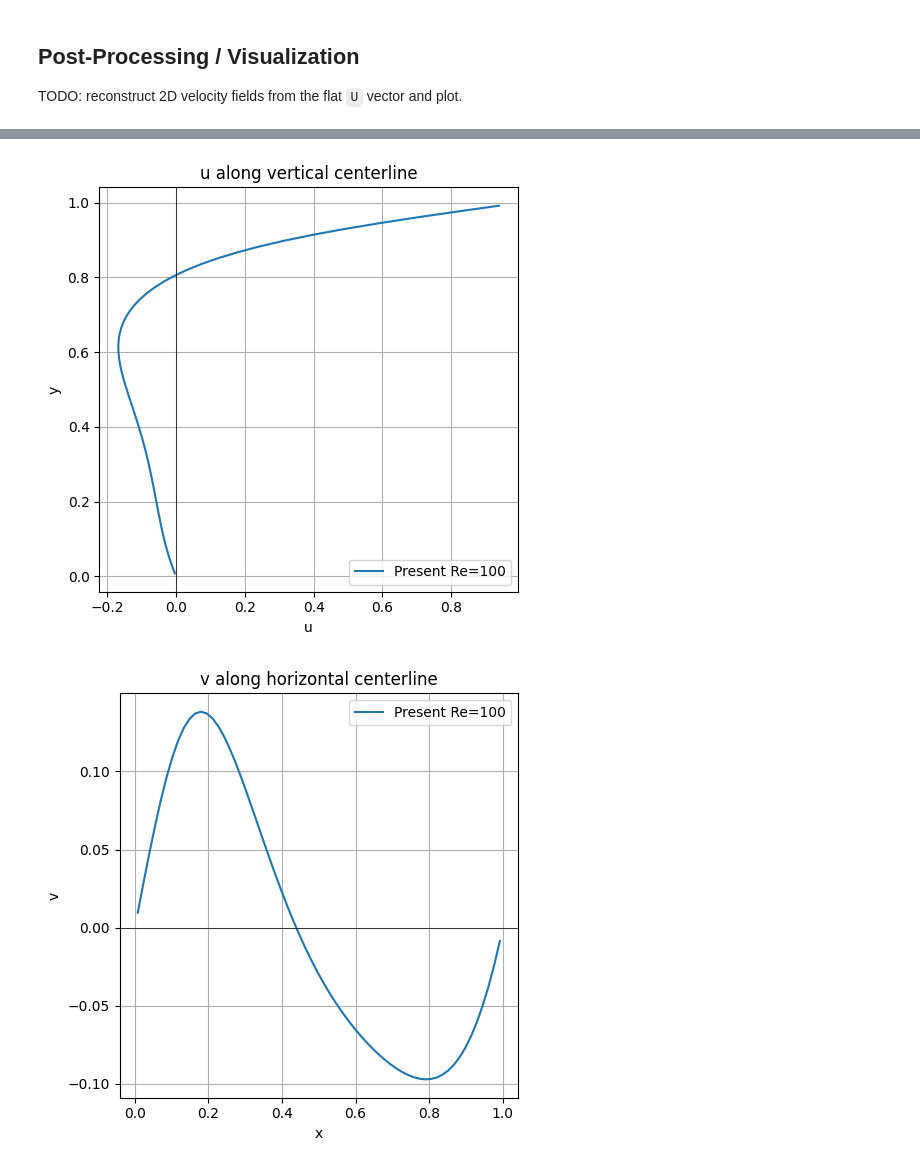
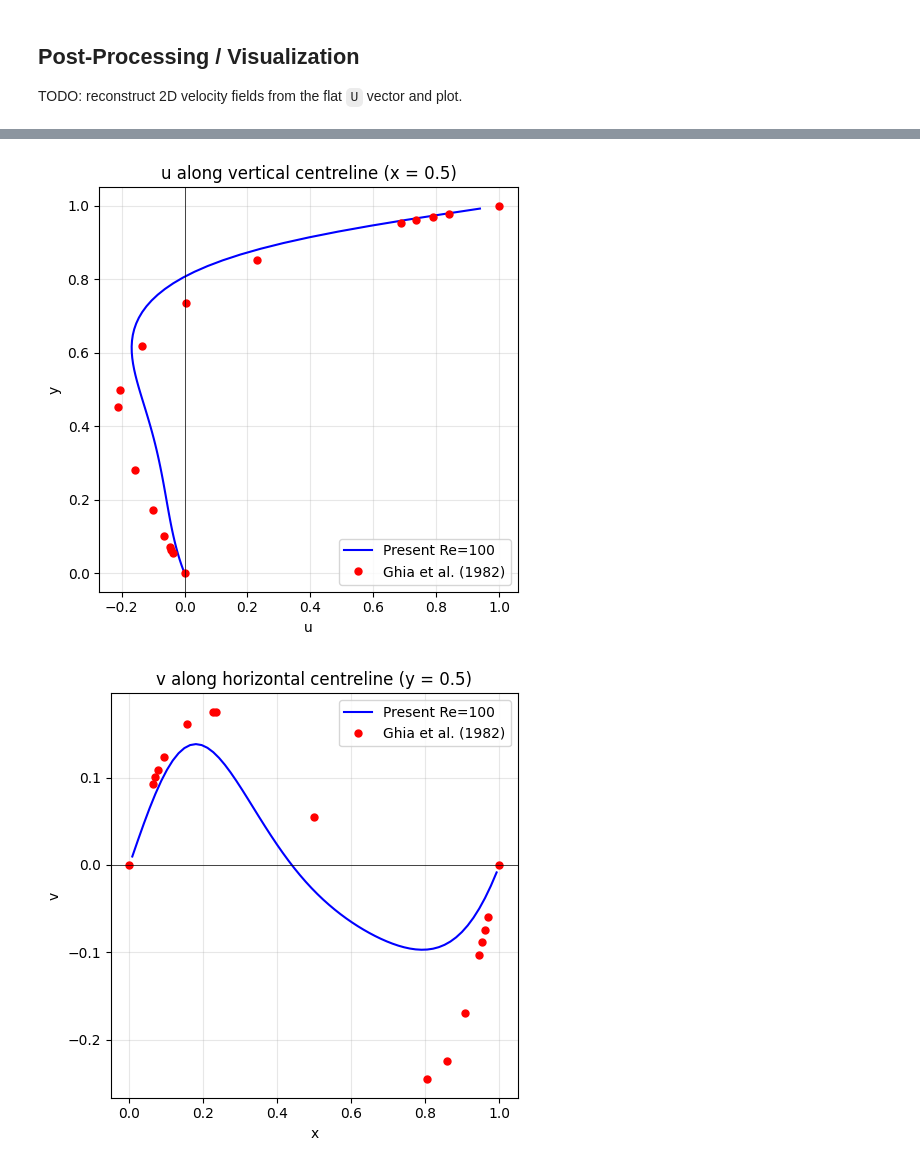
Before and after one commit to jadenmecham/ME-793-CFD, a Jupyter notebook: project_2/project_2.ipynb, the cells around one changed output, grey strips where cells are left out. Saved outputs shown, nothing was run; the diff lists cells and outputs as text; code cells hidden in the pictures.

```diff
--- a/project_2/project_2.ipynb
+++ b/project_2/project_2.ipynb
@@ -262,27 +269,29 @@ adv_prev = np.zeros(n_vel)   # N(U) at step n-1 for Adams-Bashforth startup
 
 while time < end_time:
     step += 1
-    time += dt   # BUG FIX: original MATLAB had 'time = time + 1' (should be + dt)
-    print(f"Time-stepping: step={step}, time={time:.4f}")
+    time += dt
 
-    adv0 = adv(U)       # N(U^n)
-    adv1 = adv_prev     # N(U^{n-1})
+    adv0 = adv(U)
+    adv1 = adv_prev
 
     # --- Step 1: intermediate velocity ---
     RHS_U = opt_S(U) + dt * (1.5 * adv0 - 0.5 * adv1) + dt * visc * bc_laplace()
     UF = cg_solve(opt_R, RHS_U, tol=1e-8)
 
-    # --- Step 2: pressure ---
+    # --- Step 2: pressure Poisson ---
+    # T = D·S·G is singular (null space = constant P); pin ip[0,0] to fix the constant.
     RHS_P = opt_D(UF) / dt + bc_div() / dt
+    RHS_P[ip[0, 0]] = 0.0
     P = cg_solve(opt_T, RHS_P, tol=1e-8)
 
     # --- Step 3: velocity correction ---
     U = UF - dt * opt_C(P)
 
-    adv_prev = adv0   # store for next step (Adams-Bashforth)
+    adv_prev = adv0
 
     if step % 100 == 0:
-        print(f"step={step:5d}, time={time:.4f}")
+        res = np.linalg.norm(U - UF) / (np.linalg.norm(U) + 1e-15)
+        print(f"step={step:5d}  t={time:.4f}  ||U||={np.linalg.norm(U):.4e}  res={res:.2e}")
 
 # Save results
 np.savez('Results.npz', P=P, U=U, time=time, step=step)
@@ -309,41 +306,78 @@ step=  500, time=1.5625
 
 TODO: reconstruct 2D velocity fields from the flat `U` vector and plot.
 # %%
+# Ghia et al. (1982) Table 1 — Re = 100
+# u along vertical centreline (x = 0.5)
+ghia_u_y = np.array([0.0000, 0.0547, 0.0625, 0.0703, 0.1016, 0.1719, 0.2813,
+                      0.4531, 0.5000, 0.6172, 0.7344, 0.8516, 0.9531, 0.9609,
+                      0.9688, 0.9766, 1.0000])
+ghia_u   = np.array([0.00000, -0.03717, -0.04192, -0.04775, -0.06434, -0.10150,
+                     -0.15662, -0.21090, -0.20581, -0.13641,  0.00332,  0.23151,
+                      0.68717,  0.73722,  0.78871,  0.84123,  1.00000])
+
+# v along horizontal centreline (y = 0.5)
+ghia_v_x = np.array([0.0000, 0.0625, 0.0703, 0.0781, 0.0938, 0.1563, 0.2266,
+                      0.2344, 0.5000, 0.8047, 0.8594, 0.9063, 0.9453, 0.9531,
+                      0.9609, 0.9688, 1.0000])
+ghia_v   = np.array([0.00000,  0.09233,  0.10091,  0.10890,  0.12317,  0.16077,
+                      0.17507,  0.17527,  0.05454, -0.24533, -0.22445, -0.16914,
+                     -0.10313, -0.08864, -0.07391, -0.05906,  0.00000])
+
+# --- Reconstruct fields ---
 u_2d = U[iu[1:nx, :ny]]    # shape (nx-1, ny)
 v_2d = U[iv[:nx, 1:ny]]    # shape (nx, ny-1)
 p_2d = P[ip]               # shape (nx, ny)
 
+# --- Contour plots ---
 fig, axes = plt.subplots(1, 3, figsize=(14, 4))
 for ax, data, coords, title in [
     (axes[0], u_2d.T, (xu, yu), 'u-velocity'),
     (axes[1], v_2d.T, (xv, yv), 'v-velocity'),
     (axes[2], p_2d.T, (xp, yp), 'pressure'),
 ]:
     cf = ax.contourf(coords[0], coords[1], data, levels=20)
     ax.set_title(title); ax.set_aspect('equal')
     plt.colorbar(cf, ax=ax)
 plt.tight_layout()
 plt.show()
 
-# --- Centerline profiles for Ghia validation ---
-# u along vertical centerline (x ≈ 0.5)
+# --- u centreline vs Ghia ---
 ix = np.argmin(np.abs(xu - 0.5))
 plt.figure(figsize=(5, 5))
-plt.plot(u_2d[ix, :], yp, label=f'Present Re={Re:.0f}')
+plt.plot(u_2d[ix, :], yp, 'b-', lw=1.5, label=f'Present Re={Re:.0f}')
+plt.plot(ghia_u, ghia_u_y, 'ro', ms=5, label='Ghia et al. (1982)')
 plt.axvline(0, color='k', lw=0.5)
 plt.xlabel('u'); plt.ylabel('y')
-plt.title('u along vertical centerline')
-plt.legend(); plt.grid(True); plt.tight_layout(); plt.show()
+plt.title('u along vertical centreline (x = 0.5)')
+plt.legend(); plt.grid(True, alpha=0.3); plt.tight_layout(); plt.show()
 
-# v along horizontal centerline (y ≈ 0.5)
+# --- v centreline vs Ghia ---
 jy = np.argmin(np.abs(yv - 0.5))
 plt.figure(figsize=(5, 5))
-plt.plot(xp, v_2d[:, jy], label=f'Present Re={Re:.0f}')
+plt.plot(xp, v_2d[:, jy], 'b-', lw=1.5, label=f'Present Re={Re:.0f}')
+plt.plot(ghia_v_x, ghia_v, 'ro', ms=5, label='Ghia et al. (1982)')
 plt.axhline(0, color='k', lw=0.5)
 plt.xlabel('x'); plt.ylabel('v')
-plt.title('v along horizontal centerline')
-plt.legend(); plt.grid(True); plt.tight_layout(); plt.show()
+plt.title('v along horizontal centreline (y = 0.5)')
+plt.legend(); plt.grid(True, alpha=0.3); plt.tight_layout(); plt.show()
+
+# --- Streamlines ---
+u_ext = np.zeros((nx + 1, ny))
+u_ext[1:nx, :] = u_2d
+u_cc = 0.5 * (u_ext[:nx, :] + u_ext[1:, :])
+
+v_ext = np.zeros((nx, ny + 1))
+v_ext[:, 1:ny] = v_2d
+v_cc = 0.5 * (v_ext[:, :ny] + v_ext[:, 1:])
+
+fig, ax = plt.subplots(figsize=(6, 6))
+ax.streamplot(xp, yp, u_cc.T, v_cc.T, density=2, color='k', linewidth=0.7)
+ax.set_xlim(0, 1); ax.set_ylim(0, 1)
+ax.set_aspect('equal')
+ax.set_title(f'Streamlines — Re={Re:.0f}')
+ax.set_xlabel('x'); ax.set_ylabel('y')
+plt.tight_layout(); plt.show()
 # %% [output]
 [figure]
-[figure, old version]
+[figure, new version]
-[figure, old version]
+[figure, new version]
```
Also changed, not shown: parts of 3 cells of this notebook, 1 other file.
